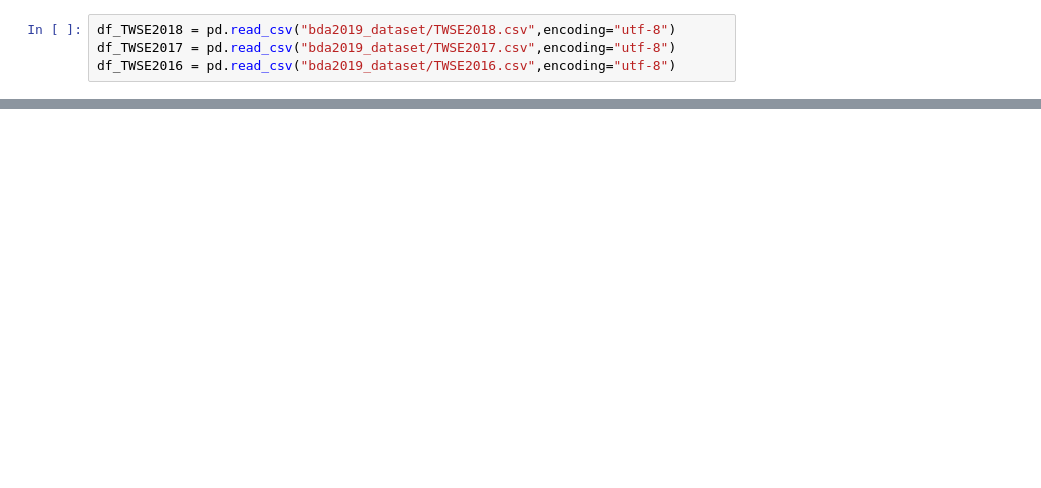
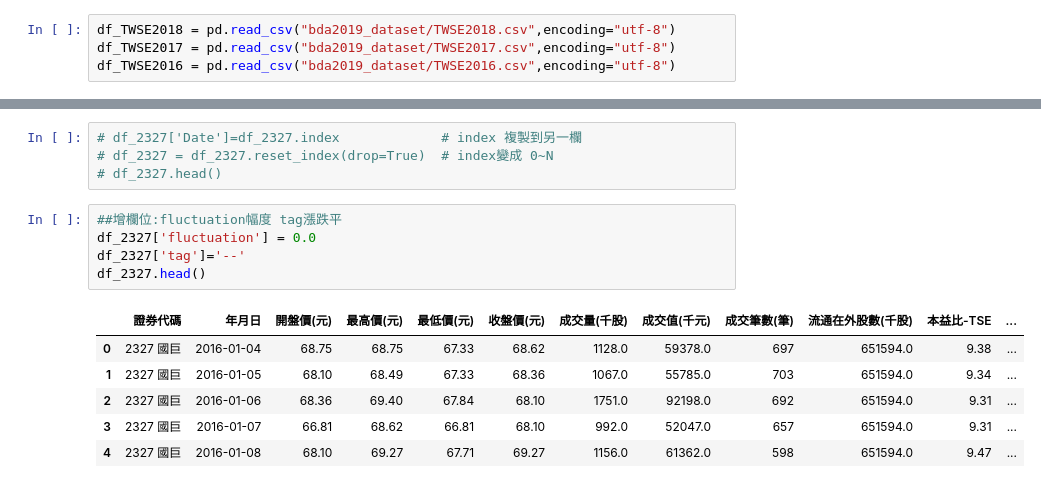
Before and after one commit to roccqqck/stock_eland, a Jupyter notebook: stock_fluctuation.ipynb, the cells around one changed output, grey strips where cells are left out. Saved outputs shown, nothing was run; the diff lists cells and outputs as text; blank space fills up the shorter version.

```diff
--- a/stock_fluctuation.ipynb
+++ b/stock_fluctuation.ipynb
@@ -105,0 +71,16 @@ forumDate.head()
+# %%
+# df_2327['Date']=df_2327.index             # index 複製到另一欄
+# df_2327 = df_2327.reset_index(drop=True)  # index變成 0~N
+# df_2327.head()
+# %%
+##增欄位:fluctuation幅度 tag漲跌平
+df_2327['fluctuation'] = 0.0
+df_2327['tag']='--'
+df_2327.head()
+# %% [output]
+|  | 證券代碼 | 年月日 | 開盤價(元) | 最高價(元) | 最低價(元) | 收盤價(元) | 成交量(千股) | 成交值(千元) | 成交筆數(筆) | 流通在外股數(千股) | 本益比-TSE | ... |
+| 0 | 2327 國巨 | 2016-01-04 | 68.75 | 68.75 | 67.33 | 68.62 | 1128.0 | 59378.0 | 697 | 651594.0 | 9.38 | ... |
+| 1 | 2327 國巨 | 2016-01-05 | 68.10 | 68.49 | 67.33 | 68.36 | 1067.0 | 55785.0 | 703 | 651594.0 | 9.34 | ... |
+| 2 | 2327 國巨 | 2016-01-06 | 68.36 | 69.40 | 67.84 | 68.10 | 1751.0 | 92198.0 | 692 | 651594.0 | 9.31 | ... |
+| 3 | 2327 國巨 | 2016-01-07 | 66.81 | 68.62 | 66.81 | 68.10 | 992.0 | 52047.0 | 657 | 651594.0 | 9.31 | ... |
+| 4 | 2327 國巨 | 2016-01-08 | 68.10 | 69.27 | 67.71 | 69.27 | 1156.0 | 61362.0 | 598 | 651594.0 | 9.47 | ... |
```
Also changed, not shown: parts of 40 cells of this notebook.
